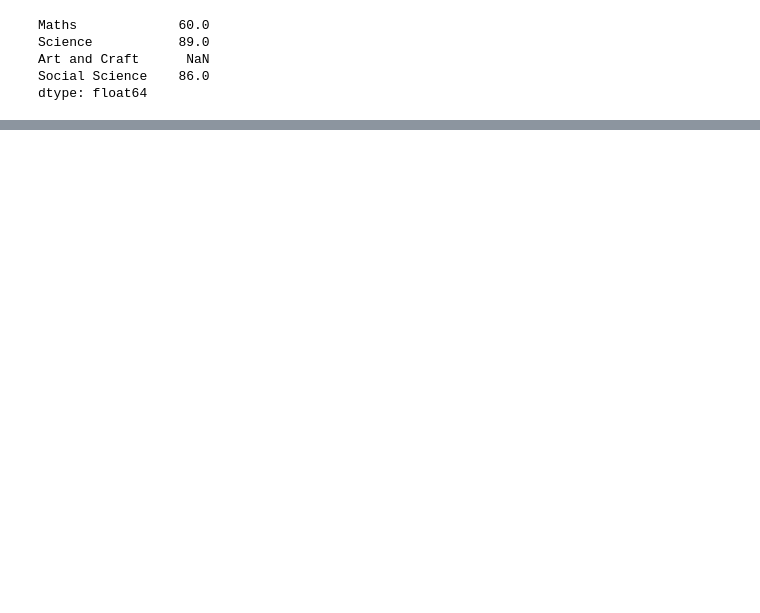
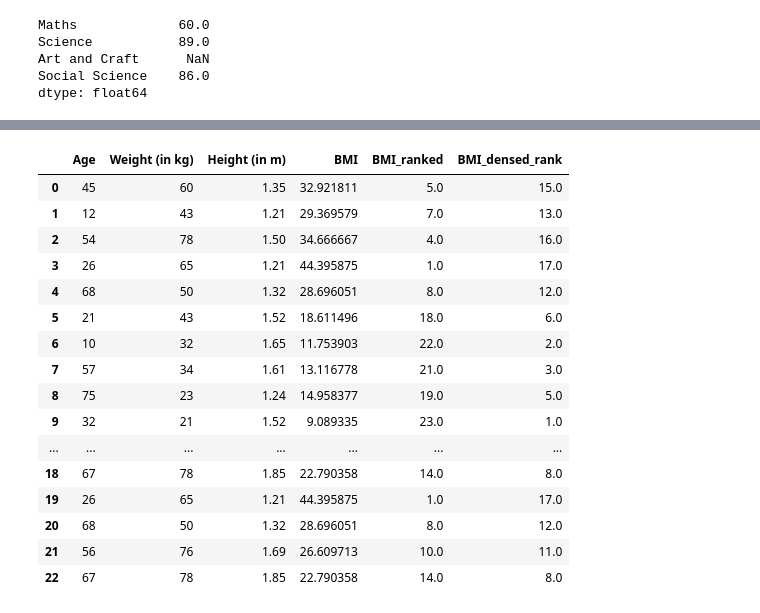
Before and after one commit to gilbertosg/data-science-ML, a Jupyter notebook: 2-Foundations-of-Data-Science/2-Pandas.ipynb, the cells around one changed output, grey strips where cells are left out. Drawn from its saved outputs; the diff is of its cells as text; code cells hidden in the pictures; blank space fills up the shorter version.

```diff
--- a/2-Foundations-of-Data-Science/2-Pandas.ipynb
+++ b/2-Foundations-of-Data-Science/2-Pandas.ipynb
@@ -141,0 +297,3 @@ dtype: float64
+# %%
+data = pd.read_csv("datasets/example.csv")
+type(data)
@@ -141,0 +365,3 @@ dtype: float64
+# %%
+data["BMI"] = data["Weight (in kg)"] / data["Height (in m)"]**2
+data
@@ -141,0 +549,5 @@ dtype: float64
+# %%
+# rank the data frame 'data' in descending order based on 'BMI'
+# 'method = min' assigns the minimum rank to highest equal value of 'BMI'
+data['BMI_ranked'] = data['BMI'].rank(ascending = 0, method  = 'min')
+data
@@ -141,0 +572,28 @@ dtype: float64
+# %%
+'''
+Here, dense method assigns minimum rank (=1) to minimum value (=9.089335) of the BMI.
+Rank 2 will be assigned to BMI value greater than min=9.089335 and so on.
+Thus, no rank is skipped in the dense method.
+'''
+
+# method = 'dense' assigns same rank to all the same BMI values
+data['BMI_densed_rank'] = data['BMI'].rank(method = 'dense')
+data
+# %% [output]
+|  | Age | Weight (in kg) | Height (in m) | BMI | BMI_ranked | BMI_densed_rank |
+| 0 | 45 | 60 | 1.35 | 32.921811 | 5.0 | 15.0 |
+| 1 | 12 | 43 | 1.21 | 29.369579 | 7.0 | 13.0 |
+| 2 | 54 | 78 | 1.50 | 34.666667 | 4.0 | 16.0 |
+| 3 | 26 | 65 | 1.21 | 44.395875 | 1.0 | 17.0 |
+| 4 | 68 | 50 | 1.32 | 28.696051 | 8.0 | 12.0 |
+| 5 | 21 | 43 | 1.52 | 18.611496 | 18.0 | 6.0 |
+| 6 | 10 | 32 | 1.65 | 11.753903 | 22.0 | 2.0 |
+| 7 | 57 | 34 | 1.61 | 13.116778 | 21.0 | 3.0 |
+| 8 | 75 | 23 | 1.24 | 14.958377 | 19.0 | 5.0 |
+| 9 | 32 | 21 | 1.52 | 9.089335 | 23.0 | 1.0 |
+| ... | ... | ... | ... | ... | ... | ... |
+| 18 | 67 | 78 | 1.85 | 22.790358 | 14.0 | 8.0 |
+| 19 | 26 | 65 | 1.21 | 44.395875 | 1.0 | 17.0 |
+| 20 | 68 | 50 | 1.32 | 28.696051 | 8.0 | 12.0 |
+| 21 | 56 | 76 | 1.69 | 26.609713 | 10.0 | 11.0 |
+| 22 | 67 | 78 | 1.85 | 22.790358 | 14.0 | 8.0 |
```
Also changed, not shown: parts of 77 cells of this notebook, 2 other files.
